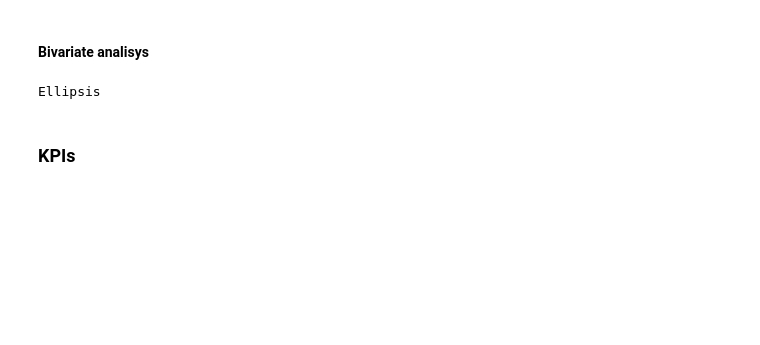
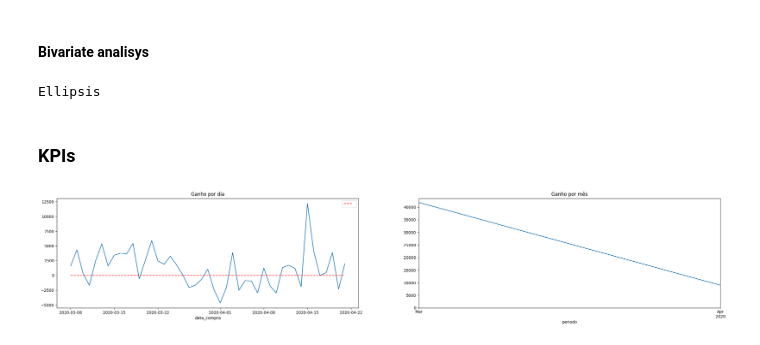
Before and after one commit to richardsantino/EBA-cases, a Jupyter notebook: 9. TCC/3 - fraude.ipynb, the cells around one changed output. Cells and saved outputs as stored; diff of their text form; code cells hidden in the pictures; blank space fills up the shorter version.

```diff
--- a/9. TCC/3 - fraude.ipynb
+++ b/9. TCC/3 - fraude.ipynb
@@ -347,0 +369,15 @@ Ellipsis
+# %%
+# 0)
+fig, axs = plt.subplots(1, 2, figsize=(30, 5))
+
+df.groupby('data_compra')['ganho'].sum().plot.line(ax=axs[0])
+pd.DataFrame({'': [0]*len(df['data_compra'].unique())}, index=df['data_compra'].unique()).plot.line(color='r', linestyle='--', label='Threshold', ax=axs[0])
+axs[0].set_title('Ganho por dia')
+
+df.groupby('periodo')['ganho'].sum().plot.line(ax=axs[1])
+axs[1].set_ylim(0)
+axs[1].set_title('Ganho por mês')
+
+plt.show()
+# %% [output]
+[figure, added]
```
Also changed, not shown: parts of 10 cells of this notebook.
